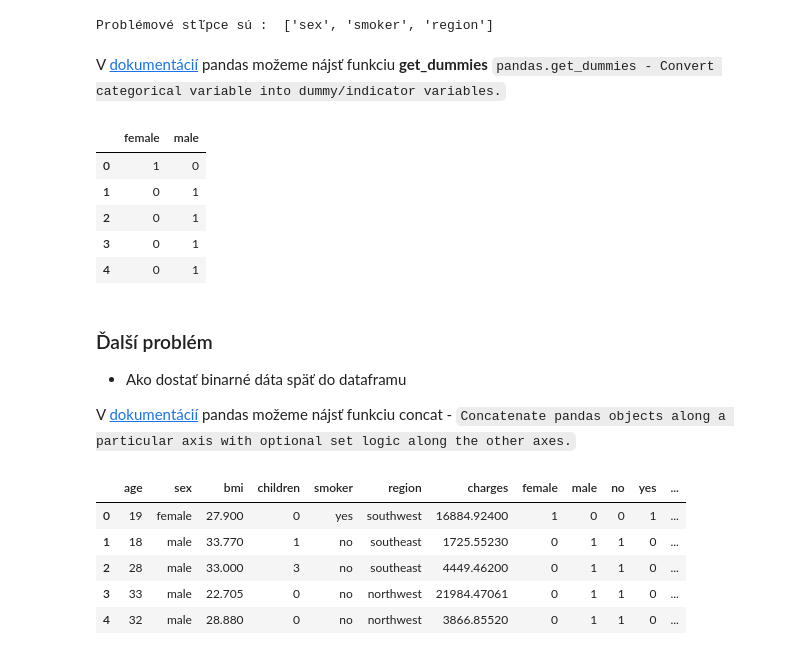
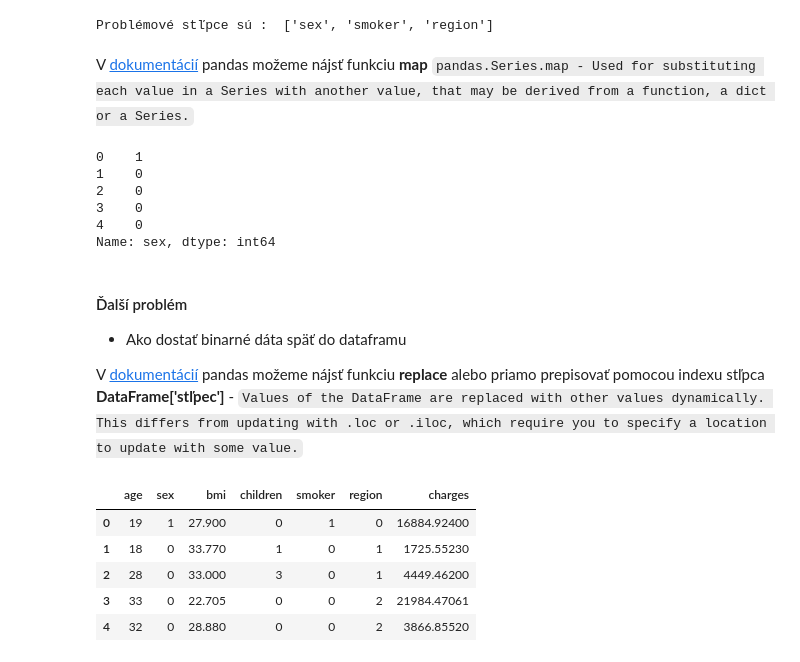
Before and after one commit to georgeob/Mate_NS2020, a Jupyter notebook: Mate_NS2020.ipynb, the cells around one changed output. Saved outputs shown, nothing was run; the diff lists cells and outputs as text; code cells hidden in the pictures.

```diff
--- a/Mate_NS2020.ipynb
+++ b/Mate_NS2020.ipynb
@@ -170,31 +175,32 @@ print("Problémové stľpce sú : ", issues)
 # %% [output]
 Problémové stľpce sú :  ['sex', 'smoker', 'region']
 # %% [markdown]
-V [dokumentácií](https://pandas.pydata.org/pandas-docs/stable/reference/api/pandas.get_dummies.html) pandas možeme nájsť funkciu **get_dummies** `pandas.get_dummies - Convert categorical variable into dummy/indicator variables.`
+V [dokumentácií](https://pandas.pydata.org/pandas-docs/stable/reference/api/pandas.Series.map.html) pandas možeme nájsť funkciu **map** `pandas.Series.map - Used for substituting each value in a Series with another value, that may be derived from a function, a dict or a Series.`
 # %%
 # Ukážka použitia
-pd.get_dummies(data_frame.sex).head(5)
+data_frame['sex'].map({'female': 1, 'male': 0}).head(5)
 # %% [output]
-|  | female | male |
-| 0 | 1 | 0 |
-| 1 | 0 | 1 |
-| 2 | 0 | 1 |
-| 3 | 0 | 1 |
-| 4 | 0 | 1 |
+0    1
+1    0
+2    0
+3    0
+4    0
+Name: sex, dtype: int64
 # %% [markdown]
-### Ďalší problém
+#### Ďalší problém
 - Ako dostať binarné dáta späť do dataframu
 
-V [dokumentácií](https://pandas.pydata.org/pandas-docs/stable/reference/api/pandas.concat.html) pandas možeme nájsť funkciu concat - `Concatenate pandas objects along a particular axis with optional set logic along the other axes.`
+V [dokumentácií](https://pandas.pydata.org/pandas-docs/stable/reference/api/pandas.DataFrame.replace.html) pandas možeme nájsť funkciu **replace** alebo priamo prepisovať pomocou indexu stľpca **DataFrame['stľpec']** - `Values of the DataFrame are replaced with other values dynamically. This differs from updating with .loc or .iloc, which require you to specify a location to update with some value.`
-# %%
-# axis = 0 znamená riadky
-# axis = 1 znamená stľpce
-data_frame = pd.concat([data_frame, pd.get_dummies(data_frame.sex), pd.get_dummies(data_frame.smoker), pd.get_dummies(data_frame.region)], axis=1)
-data_frame.head(5)
-# %% [output]
-|  | age | sex | bmi | children | smoker | region | charges | female | male | no | yes | ... |
-| 0 | 19 | female | 27.900 | 0 | yes | southwest | 16884.92400 | 1 | 0 | 0 | 1 | ... |
-| 1 | 18 | male | 33.770 | 1 | no | southeast | 1725.55230 | 0 | 1 | 1 | 0 | ... |
-| 2 | 28 | male | 33.000 | 3 | no | southeast | 4449.46200 | 0 | 1 | 1 | 0 | ... |
-| 3 | 33 | male | 22.705 | 0 | no | northwest | 21984.47061 | 0 | 1 | 1 | 0 | ... |
-| 4 | 32 | male | 28.880 | 0 | no | northwest | 3866.85520 | 0 | 1 | 1 | 0 | ... |
+# %%
+data_frame['sex'] = data_frame['sex'].map({'female': 1, 'male': 0})
+data_frame['smoker'] = data_frame['smoker'].map({'yes':1,'no':0})
+data_frame['region'] = data_frame['region'].map({'southwest':0,'southeast':1,'northwest':2,'northeast':3})
+
+data_frame.head(5)
+# %% [output]
+|  | age | sex | bmi | children | smoker | region | charges |
+| 0 | 19 | 1 | 27.900 | 0 | 1 | 0 | 16884.92400 |
+| 1 | 18 | 0 | 33.770 | 1 | 0 | 1 | 1725.55230 |
+| 2 | 28 | 0 | 33.000 | 3 | 0 | 1 | 4449.46200 |
+| 3 | 33 | 0 | 22.705 | 0 | 0 | 2 | 21984.47061 |
+| 4 | 32 | 0 | 28.880 | 0 | 0 | 2 | 3866.85520 |
```
Also changed, not shown: parts of 39 cells of this notebook, 1 other file.
